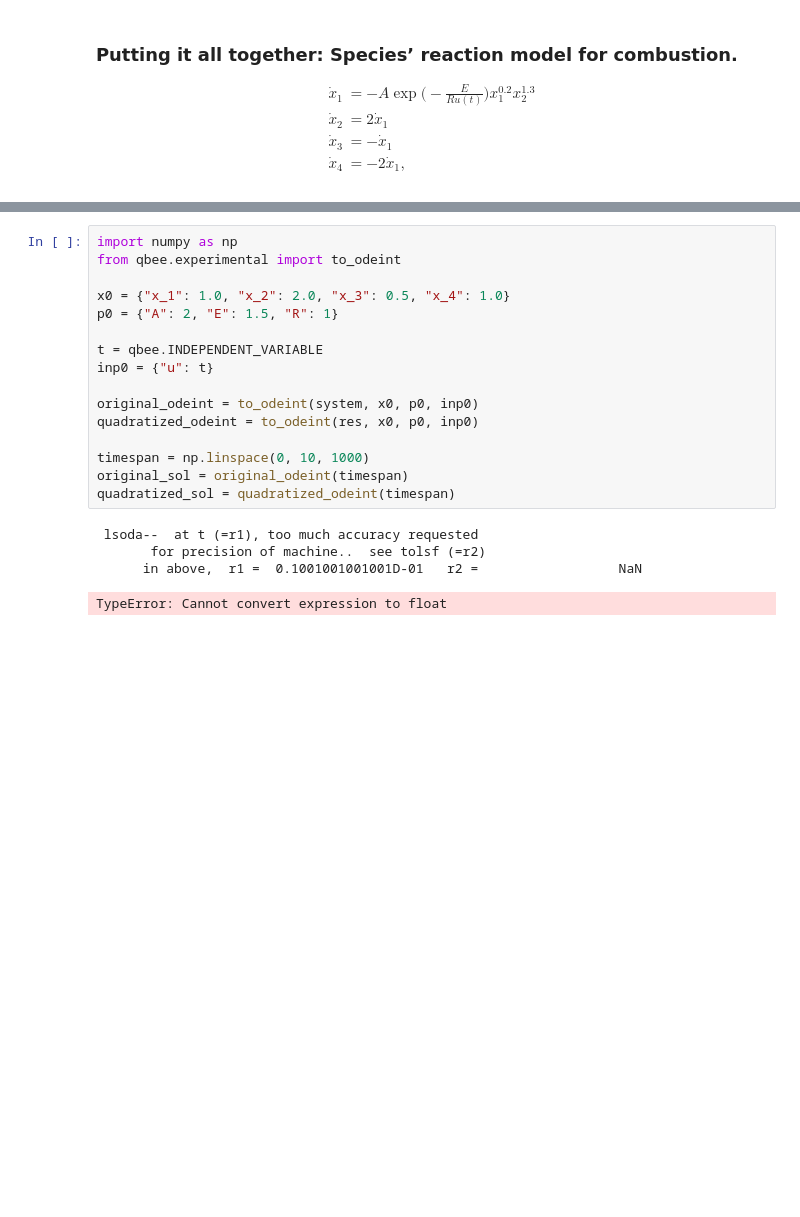
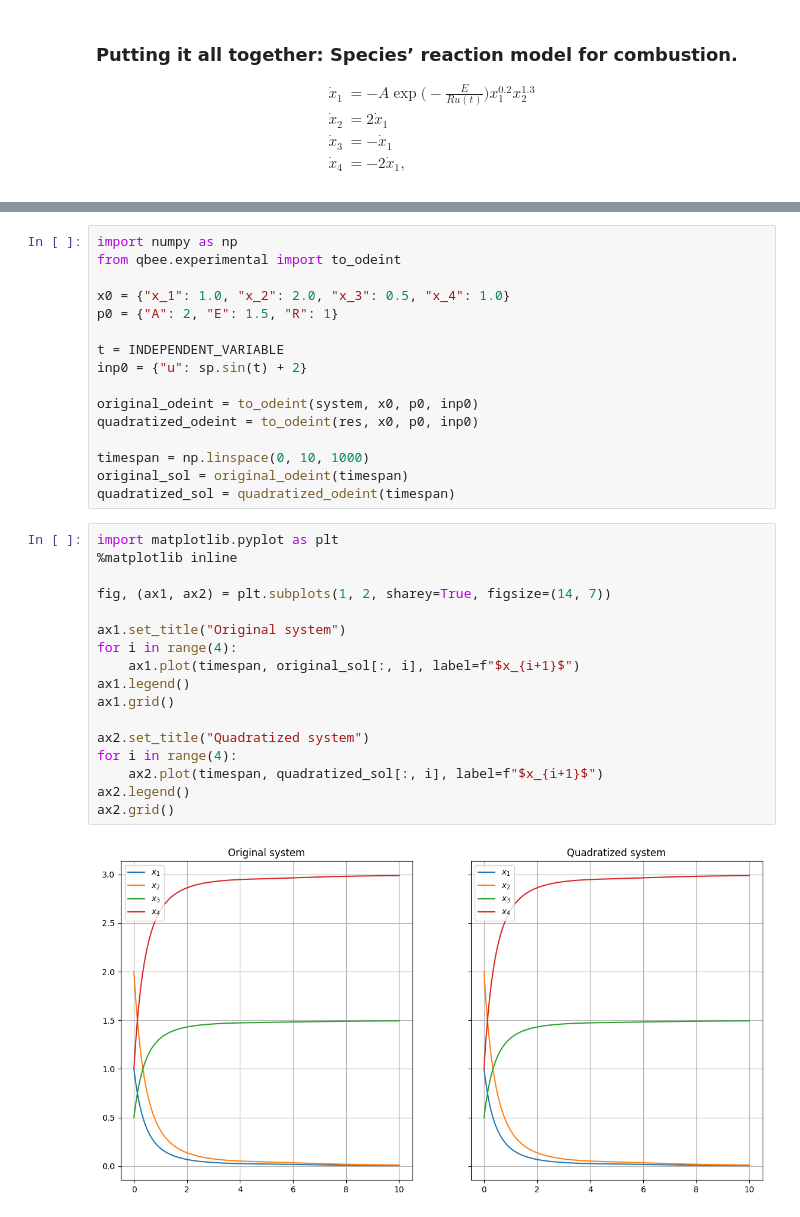
Before and after one commit to AndreyBychkov/QBee, a Jupyter notebook: QBee_tutorial.ipynb, the cells around one changed output, grey strips where cells are left out. Saved outputs shown, nothing was run; the diff lists cells and outputs as text; blank space fills up the shorter version.

```diff
--- a/QBee_tutorial.ipynb
+++ b/QBee_tutorial.ipynb
@@ -268,8 +269,8 @@ from qbee.experimental import to_odeint
 x0 = {"x_1": 1.0, "x_2": 2.0, "x_3": 0.5, "x_4": 1.0}
 p0 = {"A": 2, "E": 1.5, "R": 1}
 
-t = qbee.INDEPENDENT_VARIABLE
-inp0 = {"u": t}
+t = INDEPENDENT_VARIABLE
+inp0 = {"u": sp.sin(t) + 2}
 
 original_odeint = to_odeint(system, x0, p0, inp0)
 quadratized_odeint = to_odeint(res, x0, p0, inp0)
@@ -277,8 +278,22 @@ quadratized_odeint = to_odeint(res, x0, p0, inp0)
 timespan = np.linspace(0, 10, 1000)
 original_sol = original_odeint(timespan)
 quadratized_sol = quadratized_odeint(timespan)
-# %% [output]
- lsoda--  at t (=r1), too much accuracy requested
-       for precision of machine..  see tolsf (=r2)
-      in above,  r1 =  0.1001001001001D-01   r2 =                  NaN
-TypeError: Cannot convert expression to float
+# %%
+import matplotlib.pyplot as plt
+%matplotlib inline
+
+fig, (ax1, ax2) = plt.subplots(1, 2, sharey=True, figsize=(14, 7))
+
+ax1.set_title("Original system")
+for i in range(4):
+    ax1.plot(timespan, original_sol[:, i], label=f"$x_{i+1}$")
+ax1.legend()
+ax1.grid()
+
+ax2.set_title("Quadratized system")
+for i in range(4):
+    ax2.plot(timespan, quadratized_sol[:, i], label=f"$x_{i+1}$")
+ax2.legend()
+ax2.grid()
+# %% [output]
+[figure, added]
```
Also changed, not shown: parts of 5 cells of this notebook.
